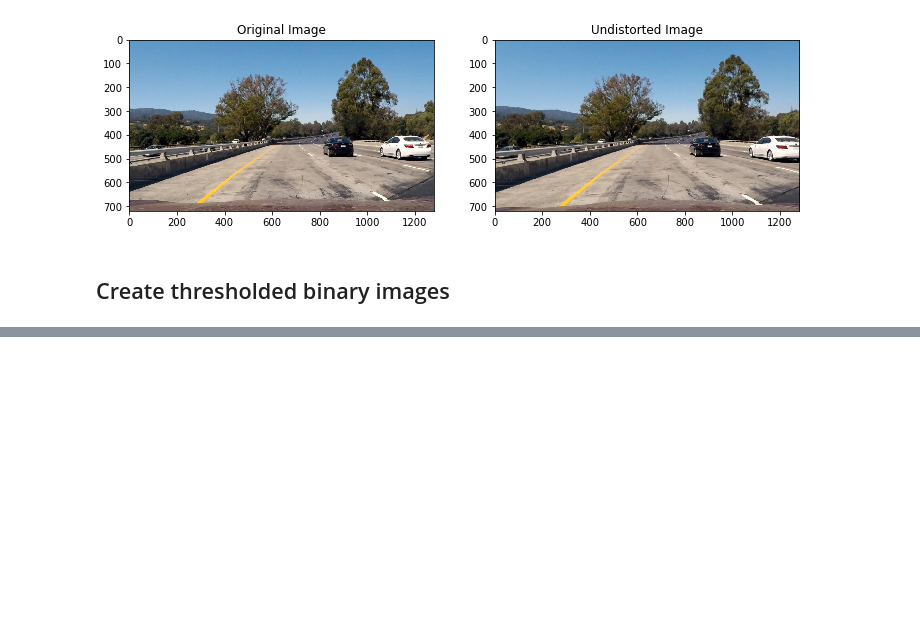
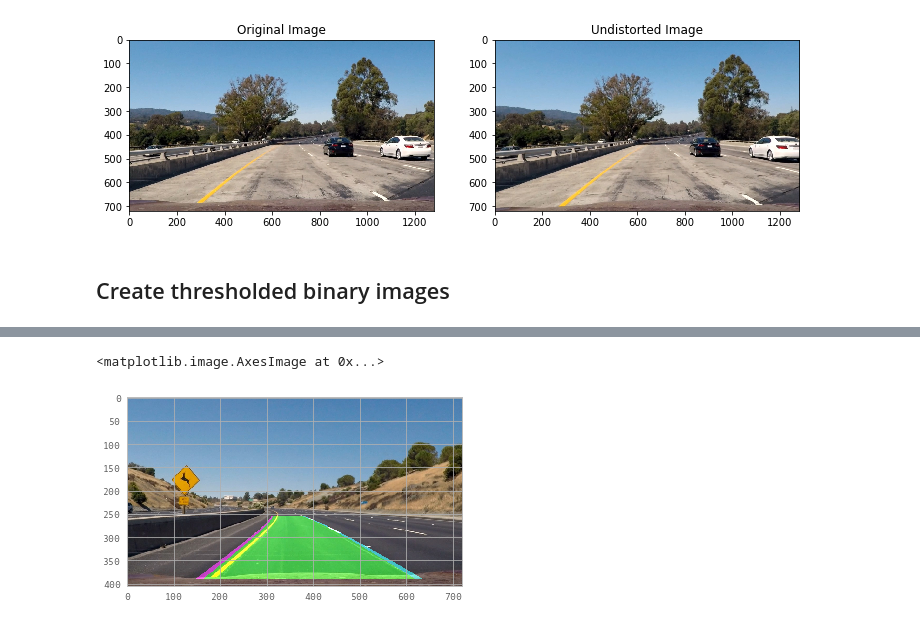
Before and after one commit to vinay631/Image_processing_lane_detection, a Jupyter notebook: Finding_Lanes.ipynb, the cells around one changed output, grey strips where cells are left out. Saved outputs shown, nothing was run; the diff lists cells and outputs as text; code cells hidden in the pictures; blank space fills up the shorter version.

```diff
--- a/Finding_Lanes.ipynb
+++ b/Finding_Lanes.ipynb
@@ -408,3 +415,44 @@ def get_position(pts, image_shape = (720, 1280)):
 
     xm_per_pix = 3.7/700 # meters per pixel in x dimension
     return (position - center) * xm_per_pix
+# %%
+def draw_and_fill_lane(img, bin_img, left_fit, right_fit, M_inv):
+    img = cv2.resize(img, (720, 405))
+    new_img = np.copy(img)
+
+    if left_fit is None or right_fit is None:
+        return img
+    # Create an image to draw the lines on
+    warp_zero = np.zeros_like(bin_img).astype(np.uint8)
+    color_warp = np.dstack((warp_zero, warp_zero, warp_zero))
+
+    h,w = bin_img.shape
+    ploty = np.linspace(0, h-1, num=h)# to cover same y-range as image
+    left_fitx = left_fit[0]*ploty**2 + left_fit[1]*ploty + left_fit[2]
+    right_fitx = right_fit[0]*ploty**2 + right_fit[1]*ploty + right_fit[2]
+
+    # Recast the x and y points into usable format for cv2.fillPoly()
+    pts_left = np.array([np.transpose(np.vstack([left_fitx, ploty]))])
+    pts_right = np.array([np.flipud(np.transpose(np.vstack([right_fitx, ploty])))])
+    pts = np.hstack((pts_left, pts_right))
+
+    # Draw the lane onto the warped blank image
+    cv2.fillPoly(color_warp, np.int_([pts]), (0,255, 0))
+    cv2.polylines(color_warp, np.int32([pts_left]), isClosed=False, color=(255,0,255), thickness=15)
+    cv2.polylines(color_warp, np.int32([pts_right]), isClosed=False, color=(0,255,255), thickness=15)
+
+    # Warp the blank back to original image space using inverse perspective matrix (Minv)
+    newwarp = cv2.warpPerspective(color_warp, M_inv, (w, h))
+    # Combine the result with the original image
+    result = cv2.addWeighted(new_img, 1, newwarp, 0.5, 0)
+    return result
+# %%
+test_img = cv2.imread('./test_images/test2.jpg')
+test_img = cv2.cvtColor(test_img, cv2.COLOR_BGR2RGB)
+test_bin_img, M_inv = apply_thresholds(test_img)
+polyfit_left, polyfit_right, left_coordinates, right_coordinates, left_x_predictions, right_x_predictions = sliding_window_polyfit(test_bin_img)
+test_img_out = draw_and_fill_lane(test_img, test_bin_img, polyfit_left, polyfit_right, M_inv)
+plt.imshow(test_img_out)
+# %% [output]
+<matplotlib.image.AxesImage at 0x...>
+[figure, added]
```
Also changed, not shown: parts of 14 cells of this notebook, 1 other file.
